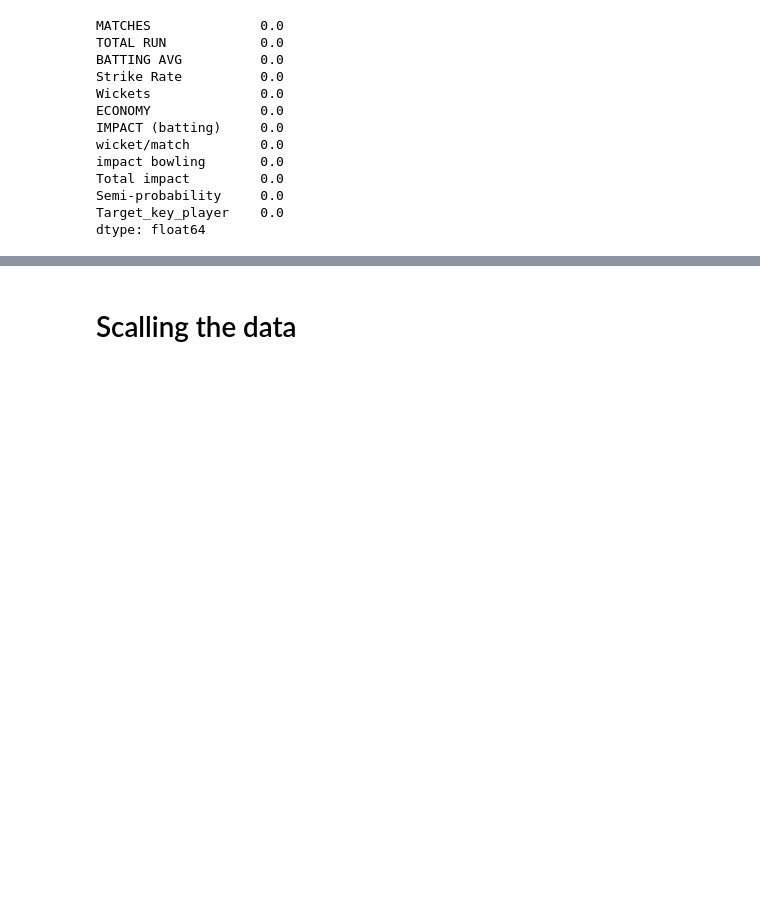
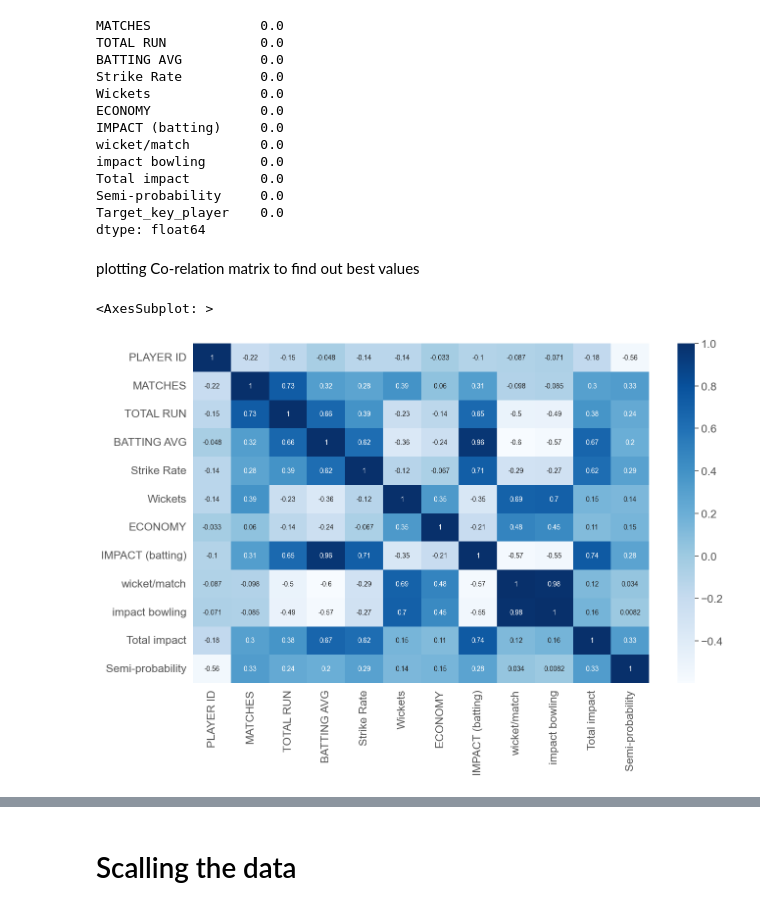
Before and after one commit to n8fury/MVP_Predictor-T20_Mens_Worldcup_2022, a Jupyter notebook: Notebooks/models.ipynb, the cells around one changed output, grey strips where cells are left out. Cells and saved outputs as stored; diff of their text form; code cells hidden in the pictures; blank space fills up the shorter version.

Commit message:
added co-relation matrix

```diff
--- a/Notebooks/models.ipynb
+++ b/Notebooks/models.ipynb
@@ -190,3 +190,12 @@ dtype: float64
 # %%
 from sklearn.model_selection import train_test_split
 x_train,x_test,y_train,y_test = train_test_split(x,y,test_size=0.2,random_state=30)
+# %% [markdown]
+plotting Co-relation matrix to find out best values
+# %%
+df5= pd.read_csv('CSE_445_Project_DB.csv')
+plt.figure(figsize=(15,9))
+sns.heatmap(df5.corr(),annot = True,cmap ="Blues")
+# %% [output]
+<AxesSubplot: >
+[figure, added]
```
Also changed, not shown: parts of 1 cell of this notebook.
